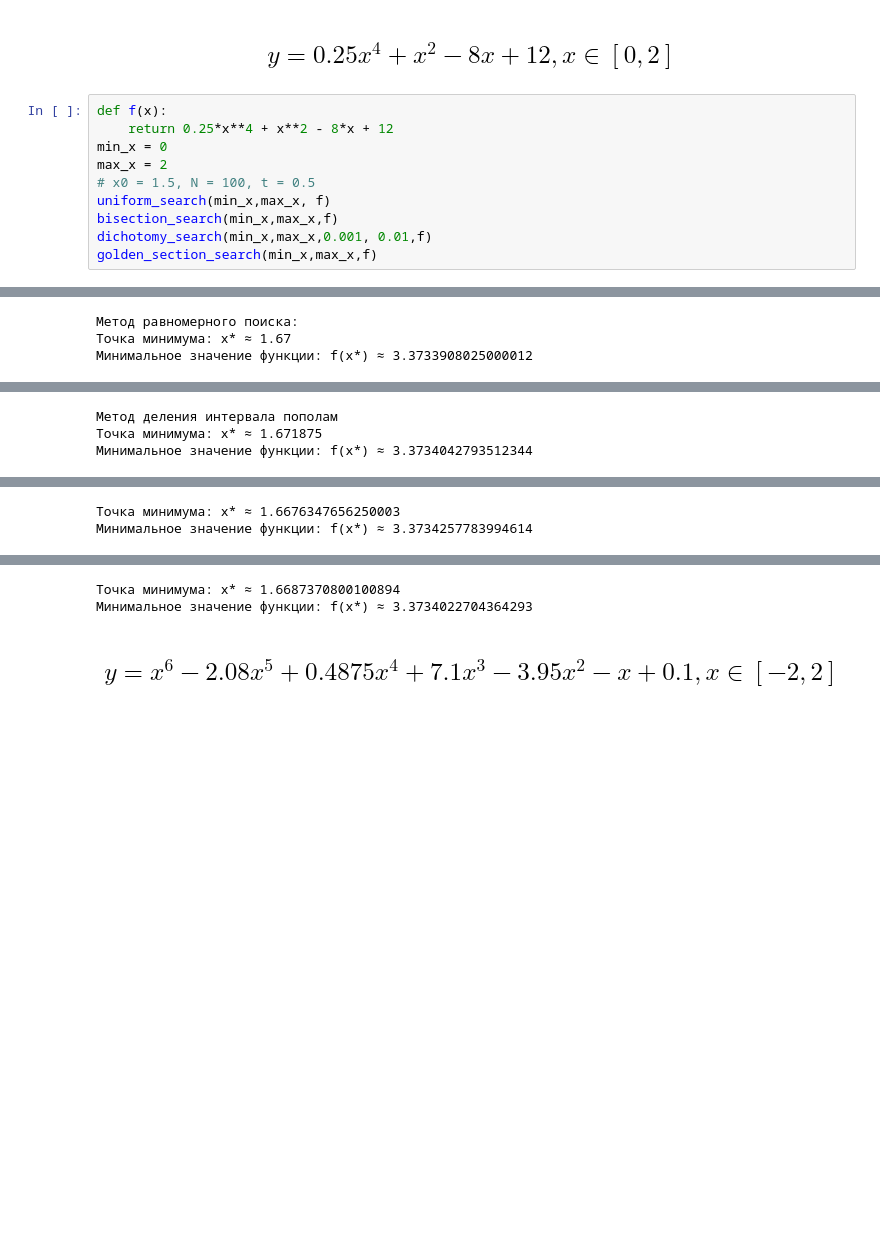
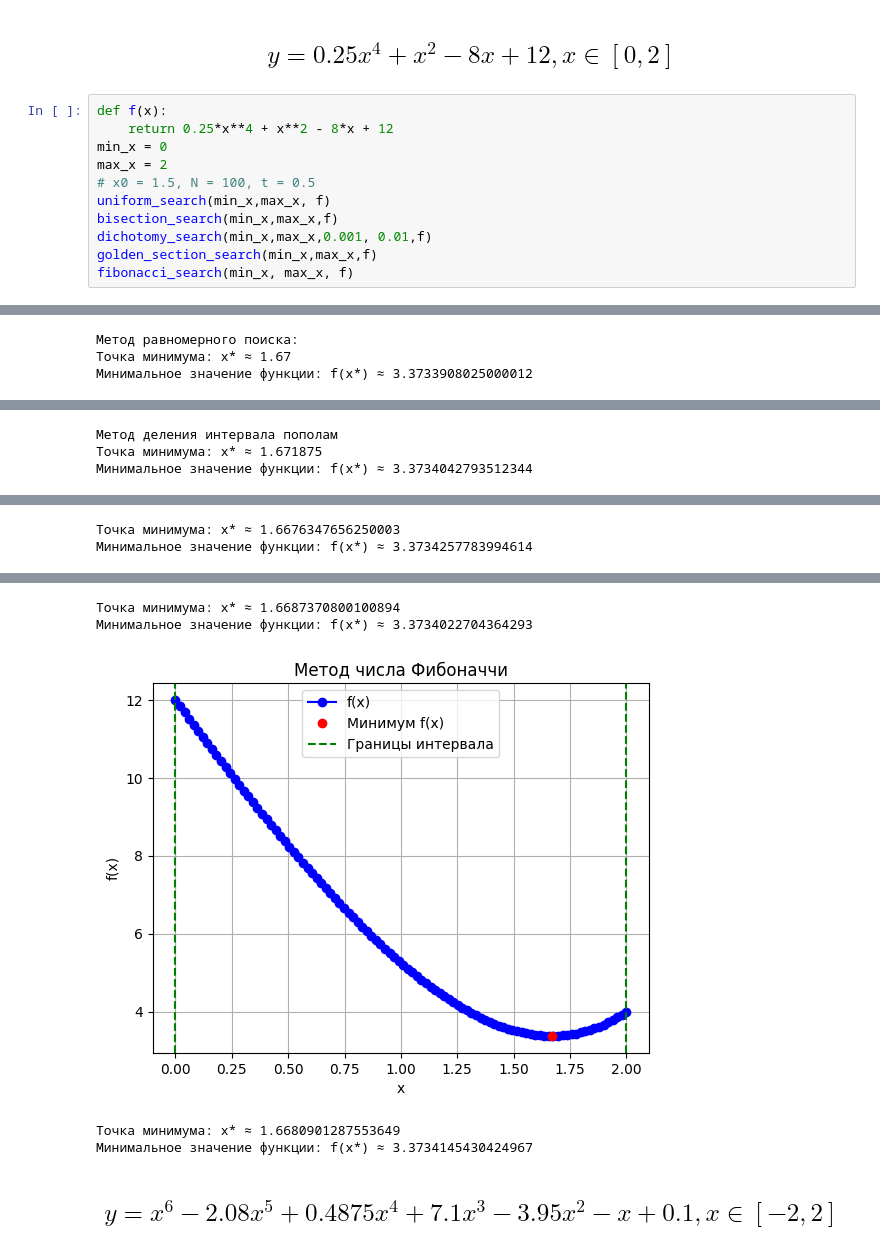
Before and after one commit to Allynik/Task_1_optimization-methods, a Jupyter notebook: task_1.ipynb, the cells around one changed output, grey strips where cells are left out. Cells and saved outputs as stored; diff of their text form; blank space fills up the shorter version.

```diff
--- a/task_1.ipynb
+++ b/task_1.ipynb
@@ -238,28 +312,32 @@ golden_section_search(min_x,max_x,f)
 # %%
 def f(x):
     return 0.25*x**4 + x**2 - 8*x + 12
 min_x = 0
 max_x = 2
 # x0 = 1.5, N = 100, t = 0.5
 uniform_search(min_x,max_x, f)
 bisection_search(min_x,max_x,f)
 dichotomy_search(min_x,max_x,0.001, 0.01,f)
 golden_section_search(min_x,max_x,f)
+fibonacci_search(min_x, max_x, f)
 # %% [output]
 [figure]
 Метод равномерного поиска:
 Точка минимума: x* ≈ 1.67
 Минимальное значение функции: f(x*) ≈ 3.3733908025000012
 [figure]
 Метод деления интервала пополам
 Точка минимума: x* ≈ 1.671875
 Минимальное значение функции: f(x*) ≈ 3.3734042793512344
 [figure]
 Точка минимума: x* ≈ 1.6676347656250003
 Минимальное значение функции: f(x*) ≈ 3.3734257783994614
 [figure]
 Точка минимума: x* ≈ 1.6687370800100894
 Минимальное значение функции: f(x*) ≈ 3.3734022704364293
+[figure, added]
+Точка минимума: x* ≈ 1.6680901287553649
+Минимальное значение функции: f(x*) ≈ 3.3734145430424967
 # %% [markdown]
 ## $$ y = x^6 - 2.08x^5 + 0.4875x^4 +7.1x^3 -3.95x^2 - x + 0.1, x \in [-2, 2]$$
 # %%
```
Also changed, not shown: parts of 4 cells of this notebook.
